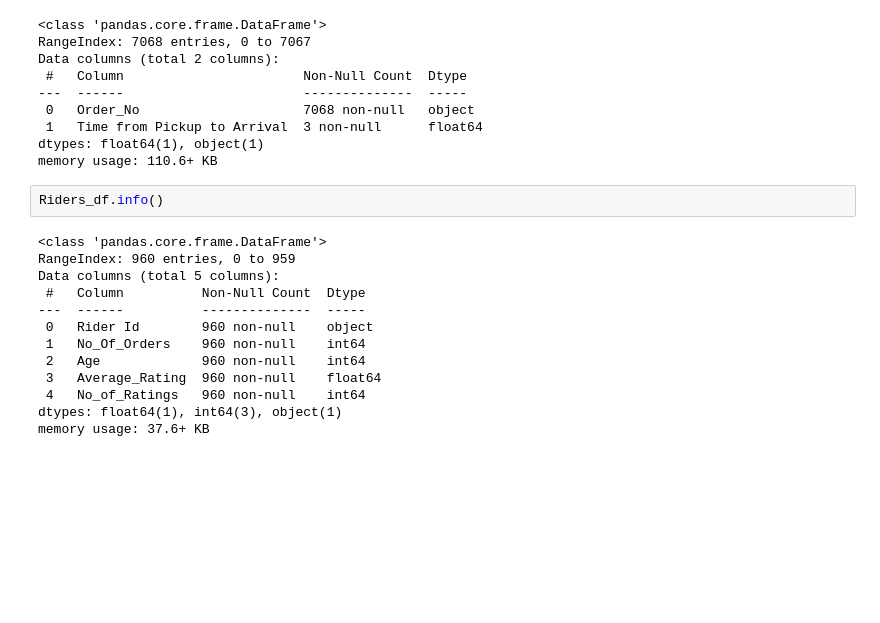
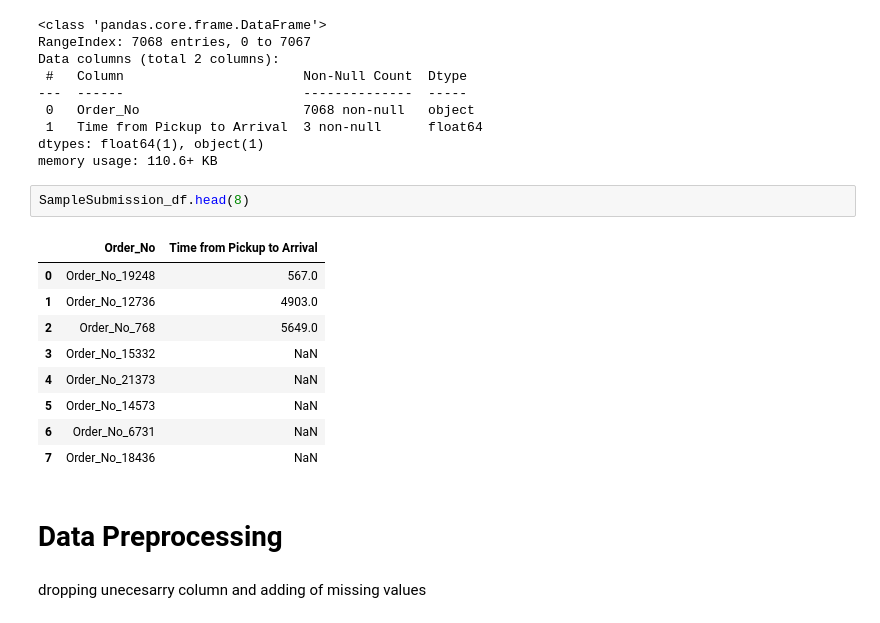
Before and after one commit to Team24-Regression/Regression_Predict_Package, a Jupyter notebook: regression_notebook.ipynb, the cells around one changed output. Cells and saved outputs as stored; diff of their text form; blank space fills up the shorter version.

```diff
--- a/regression_notebook.ipynb
+++ b/regression_notebook.ipynb
@@ -113,18 +260,19 @@ Data columns (total 2 columns):
  1   Time from Pickup to Arrival  3 non-null      float64
 dtypes: float64(1), object(1)
 memory usage: 110.6+ KB
-# %%
-Riders_df.info()
-# %% [output]
-<class 'pandas.core.frame.DataFrame'>
-RangeIndex: 960 entries, 0 to 959
-Data columns (total 5 columns):
- #   Column          Non-Null Count  Dtype
----  ------          --------------  -----
- 0   Rider Id        960 non-null    object
- 1   No_Of_Orders    960 non-null    int64
- 2   Age             960 non-null    int64
- 3   Average_Rating  960 non-null    float64
- 4   No_of_Ratings   960 non-null    int64
-dtypes: float64(1), int64(3), object(1)
-memory usage: 37.6+ KB
+# %%
+SampleSubmission_df.head(8)
+# %% [output]
+|  | Order_No | Time from Pickup to Arrival |
+| 0 | Order_No_19248 | 567.0 |
+| 1 | Order_No_12736 | 4903.0 |
+| 2 | Order_No_768 | 5649.0 |
+| 3 | Order_No_15332 | NaN |
+| 4 | Order_No_21373 | NaN |
+| 5 | Order_No_14573 | NaN |
+| 6 | Order_No_6731 | NaN |
+| 7 | Order_No_18436 | NaN |
+# %% [markdown]
+# Data Preprocessing
+# %% [markdown]
+dropping unecesarry column and adding of missing values
```
Also changed, not shown: parts of 31 cells of this notebook.
